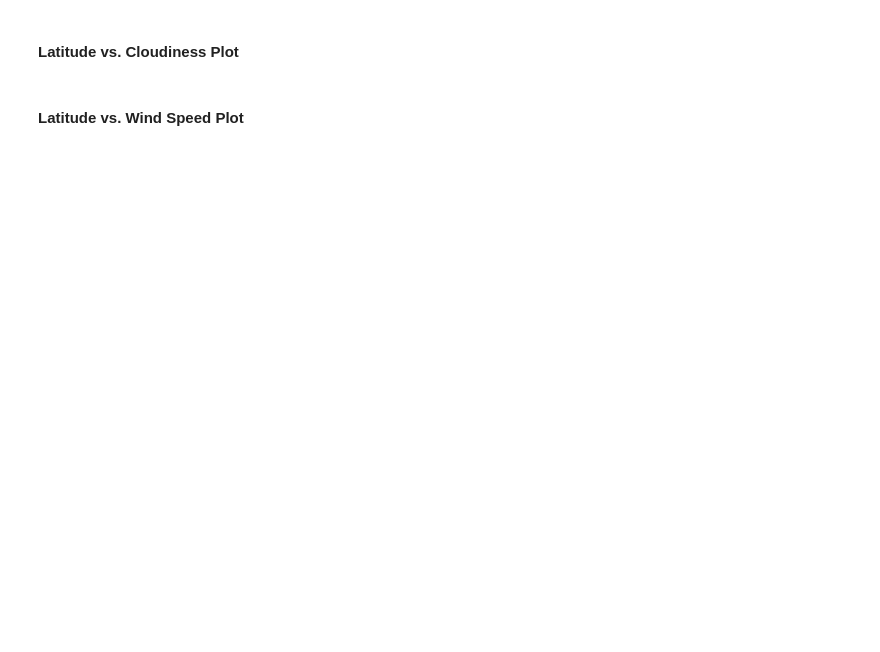
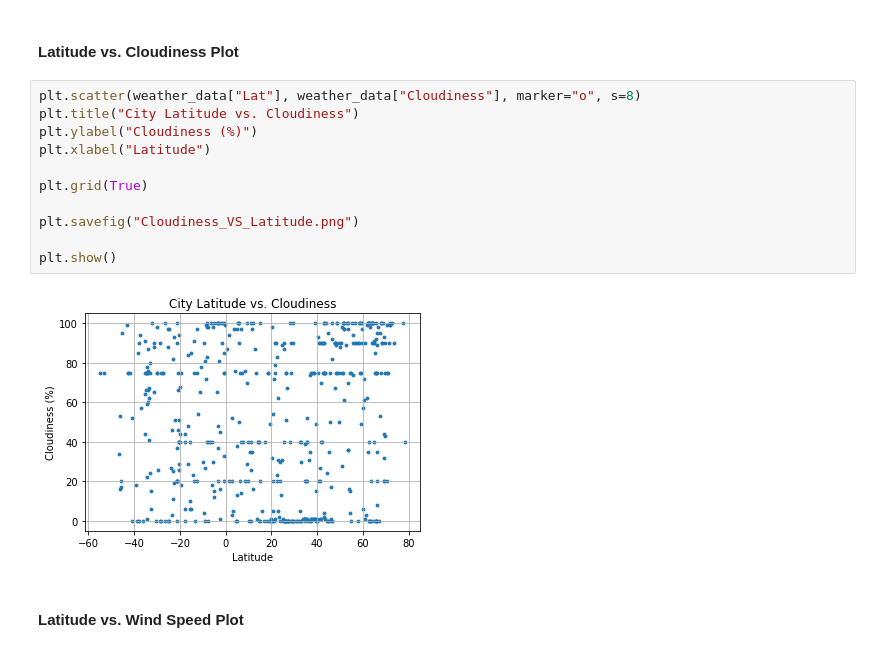
Before and after one commit to cruxclimb/python-api-challenge, a Jupyter notebook: starter_code/WeatherPy.ipynb, the cells around one changed output. Saved outputs shown, nothing was run; the diff lists cells and outputs as text; blank space fills up the shorter version.

```diff
--- a/starter_code/WeatherPy.ipynb
+++ b/starter_code/WeatherPy.ipynb
@@ -193,4 +219,17 @@ weather_data.head()
 # %% [markdown]
 #### Latitude vs. Cloudiness Plot
+# %%
+plt.scatter(weather_data["Lat"], weather_data["Cloudiness"], marker="o", s=8)
+plt.title("City Latitude vs. Cloudiness")
+plt.ylabel("Cloudiness (%)")
+plt.xlabel("Latitude")
+
+plt.grid(True)
+
+plt.savefig("Cloudiness_VS_Latitude.png")
+
+plt.show()
+# %% [output]
+[figure, added]
 # %% [markdown]
 #### Latitude vs. Wind Speed Plot
```
Also changed, not shown: parts of 3 cells of this notebook, 5 other files.
